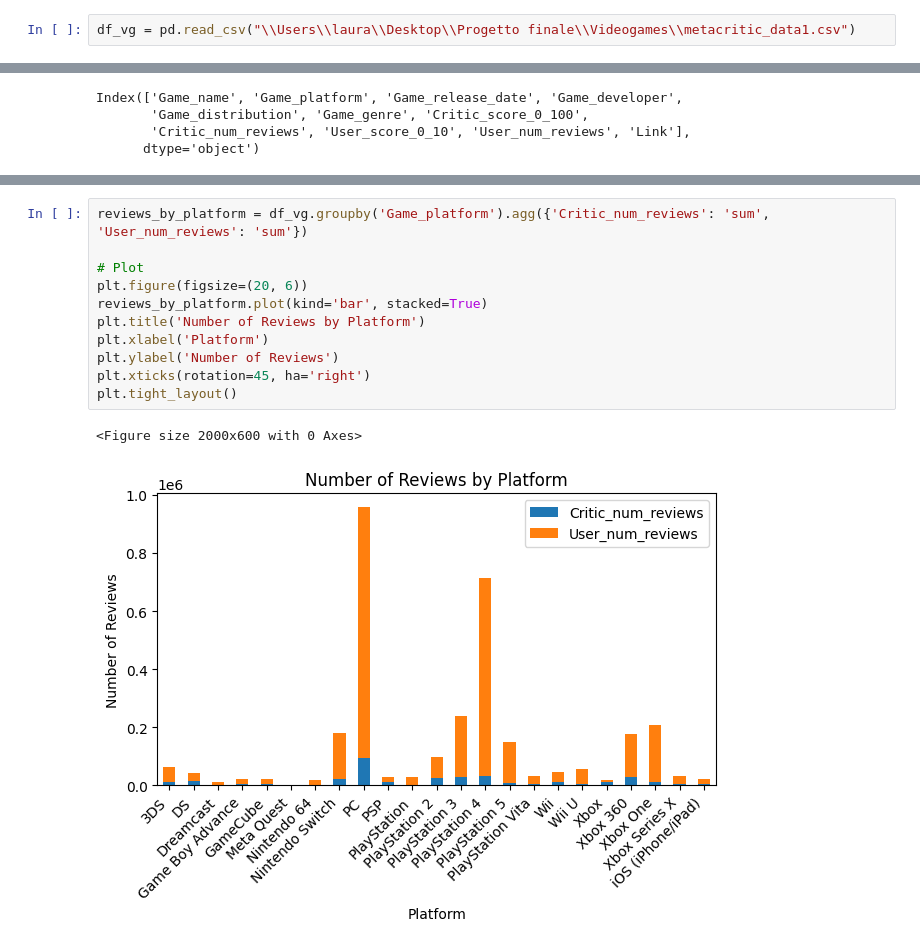
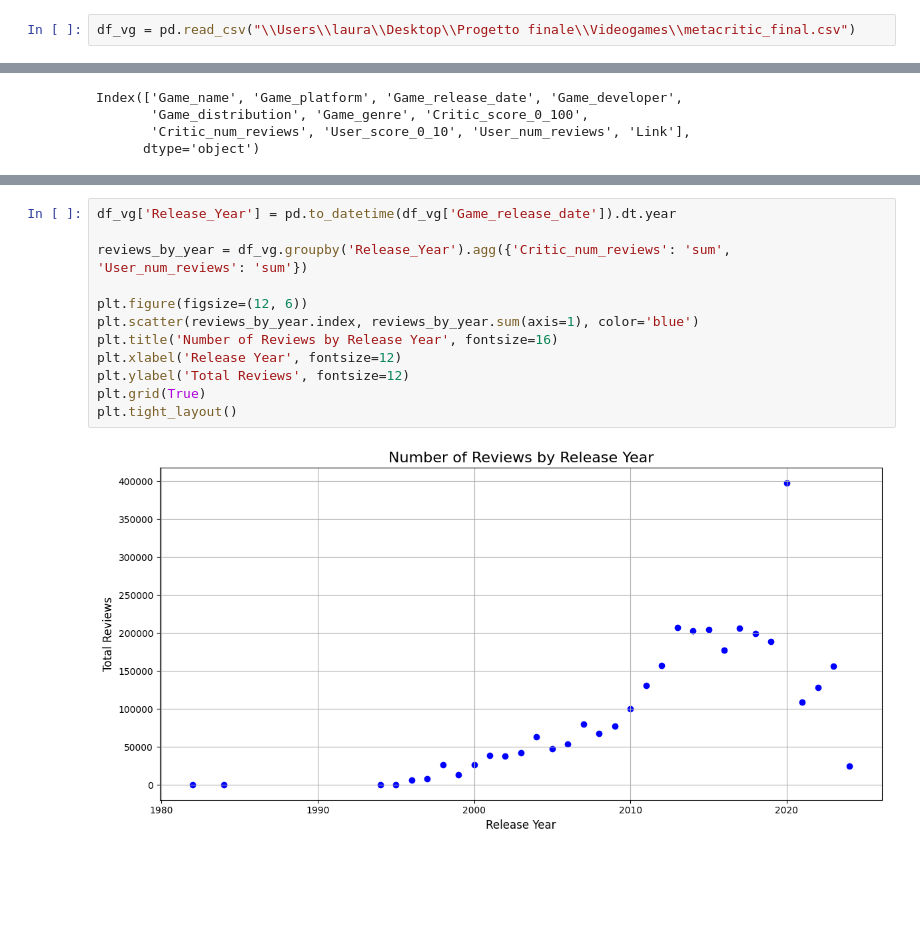
Before and after one commit to laurascocco/Videogames-Analysis, a Jupyter notebook: metacritic__data_analysis.ipynb, the cells around one changed output, grey strips where cells are left out. Cells and saved outputs as stored; diff of their text form; blank space fills up the shorter version.

```diff
--- a/metacritic__data_analysis.ipynb
+++ b/metacritic__data_analysis.ipynb
@@ -6,5 +7,5 @@ import seaborn as sns
 # %%
-df_vg = pd.read_csv("\\Users\\laura\\Desktop\\Progetto finale\\Videogames\\metacritic_data1.csv")
+df_vg = pd.read_csv("\\Users\\laura\\Desktop\\Progetto finale\\Videogames\\metacritic_final.csv")
 # %%
 df_vg
 # %% [output]
@@ -338,14 +382,14 @@ plt.show()
 # %%
-reviews_by_platform = df_vg.groupby('Game_platform').agg({'Critic_num_reviews': 'sum', 'User_num_reviews': 'sum'})
+df_vg['Release_Year'] = pd.to_datetime(df_vg['Game_release_date']).dt.year
 
-# Plot
-plt.figure(figsize=(20, 6))
-reviews_by_platform.plot(kind='bar', stacked=True)
-plt.title('Number of Reviews by Platform')
-plt.xlabel('Platform')
-plt.ylabel('Number of Reviews')
-plt.xticks(rotation=45, ha='right')
+reviews_by_year = df_vg.groupby('Release_Year').agg({'Critic_num_reviews': 'sum', 'User_num_reviews': 'sum'})
+
+plt.figure(figsize=(12, 6))
+plt.scatter(reviews_by_year.index, reviews_by_year.sum(axis=1), color='blue')
+plt.title('Number of Reviews by Release Year', fontsize=16)
+plt.xlabel('Release Year', fontsize=12)
+plt.ylabel('Total Reviews', fontsize=12)
+plt.grid(True)
 plt.tight_layout()
 # %% [output]
-<Figure size 2000x600 with 0 Axes>
-[figure, old version]
+[figure, new version]
```
Also changed, not shown: parts of 59 cells of this notebook, 7 other files.
